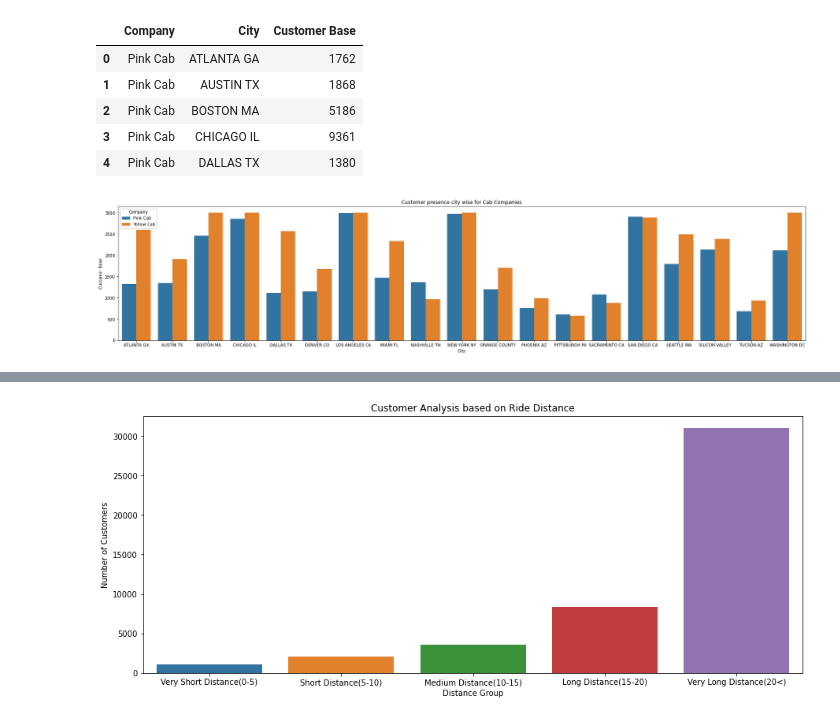
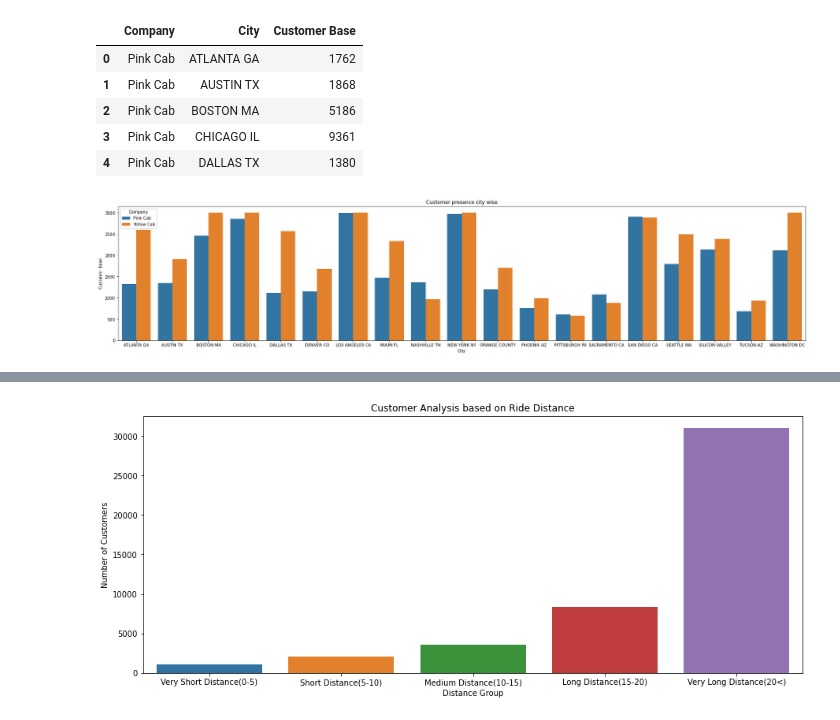
Before and after one commit to mandali8686/DataSets, a Jupyter notebook: Cad_Data_Analysis.ipynb, the cells around one changed output, grey strips where cells are left out. Drawn from its saved outputs; the diff is of its cells as text; code cells hidden in the pictures.

```diff
--- a/Cad_Data_Analysis.ipynb
+++ b/Cad_Data_Analysis.ipynb
@@ -462,7 +500,7 @@ city_group.head()
 # %%
 fig, axes = plt.subplots(ncols=1, nrows=1, figsize=(30, 6))
 sns.barplot(data=city_group, x='City', y='Customer Base', hue='Company', ax=axes)
-axes.set_title('Customer presence city wise for Cab Companies')
+axes.set_title('Customer presence city wise')
 plt.show()
 # %% [output]
-[figure, old version]
+[figure, new version]
```
Also changed, not shown: parts of 25 cells of this notebook, 1 other file.
